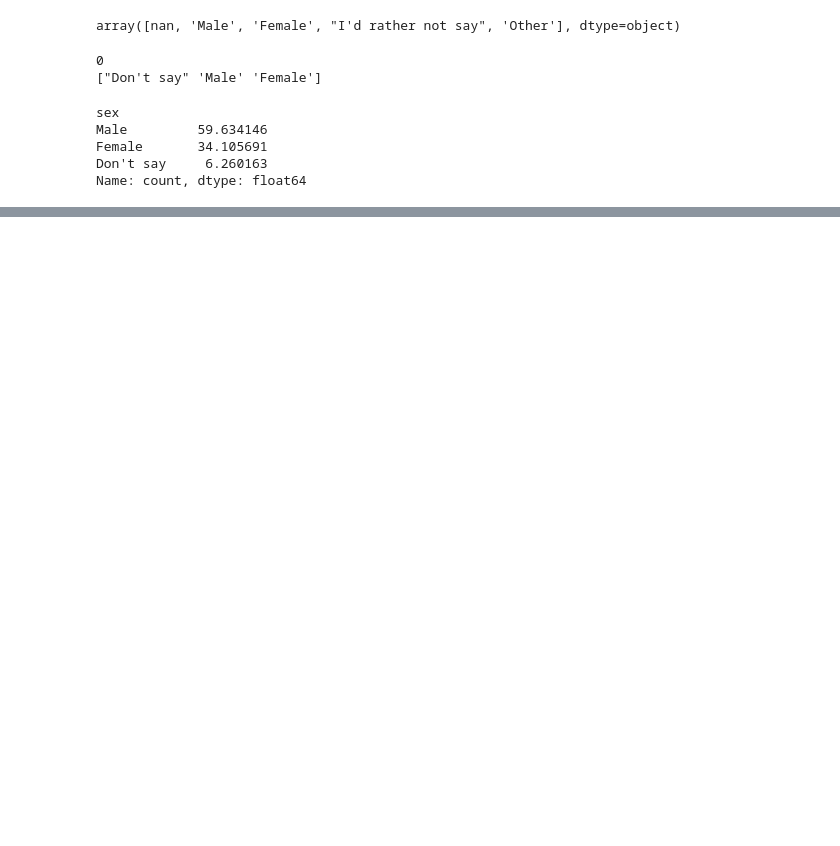
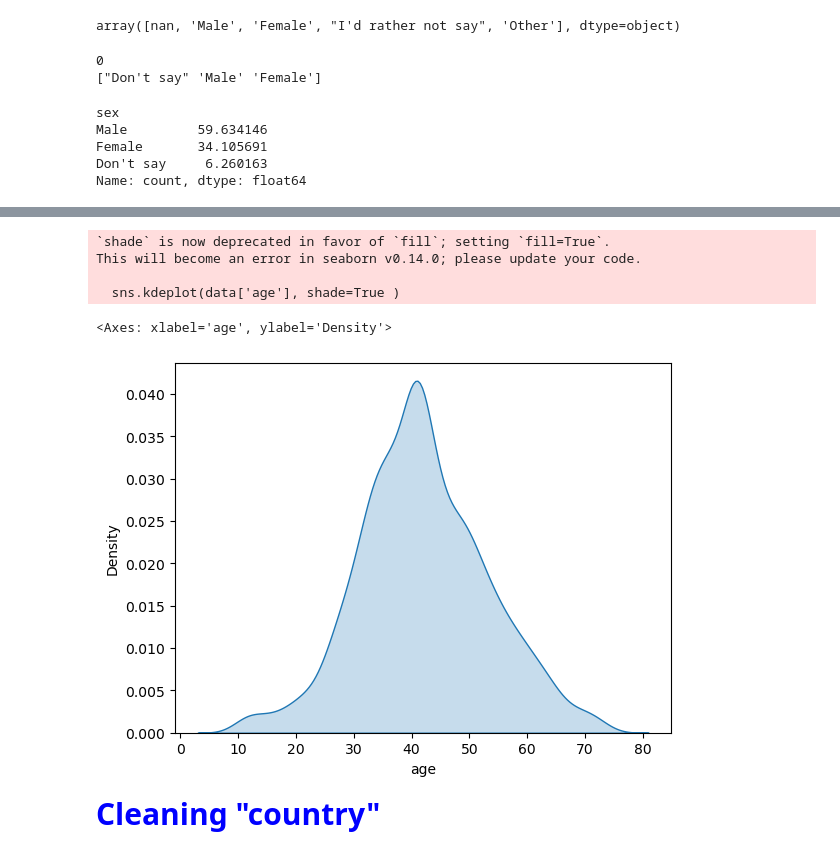
Before and after one commit to kridsadee/P1_Data_Cleansing, a Jupyter notebook: p1_cleaning_data.ipynb, the cells around one changed output, grey strips where cells are left out. Saved outputs shown, nothing was run; the diff lists cells and outputs as text; code cells hidden in the pictures; blank space fills up the shorter version.

Commit message:
cleaning age

```diff
--- a/p1_cleaning_data.ipynb
+++ b/p1_cleaning_data.ipynb
@@ -107,0 +171,11 @@ Name: count, dtype: float64
+# %%
+sns.kdeplot(data['age'], shade=True )
+# %% [output]
+`shade` is now deprecated in favor of `fill`; setting `fill=True`.
+This will become an error in seaborn v0.14.0; please update your code.
+
+  sns.kdeplot(data['age'], shade=True )
+<Axes: xlabel='age', ylabel='Density'>
+[figure, added]
+# %% [markdown]
+<p style="font-size:30px; color: blue; font-weight: bold;">Cleaning "country"</p>
```
Also changed, not shown: parts of 13 cells of this notebook, 1 other file.
